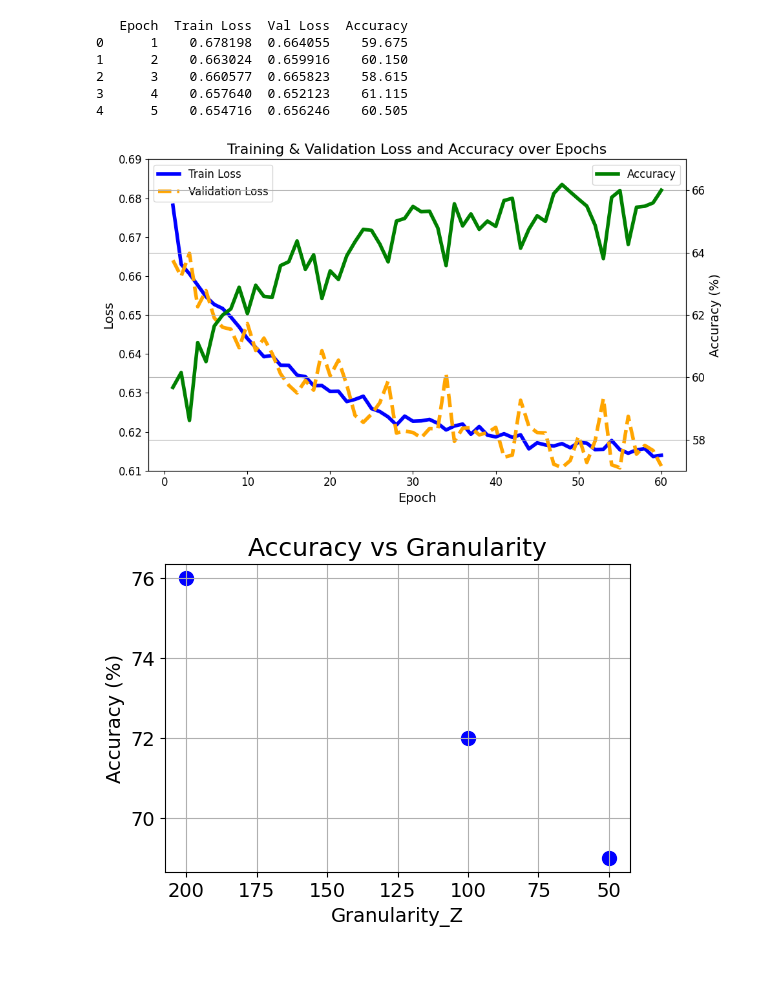
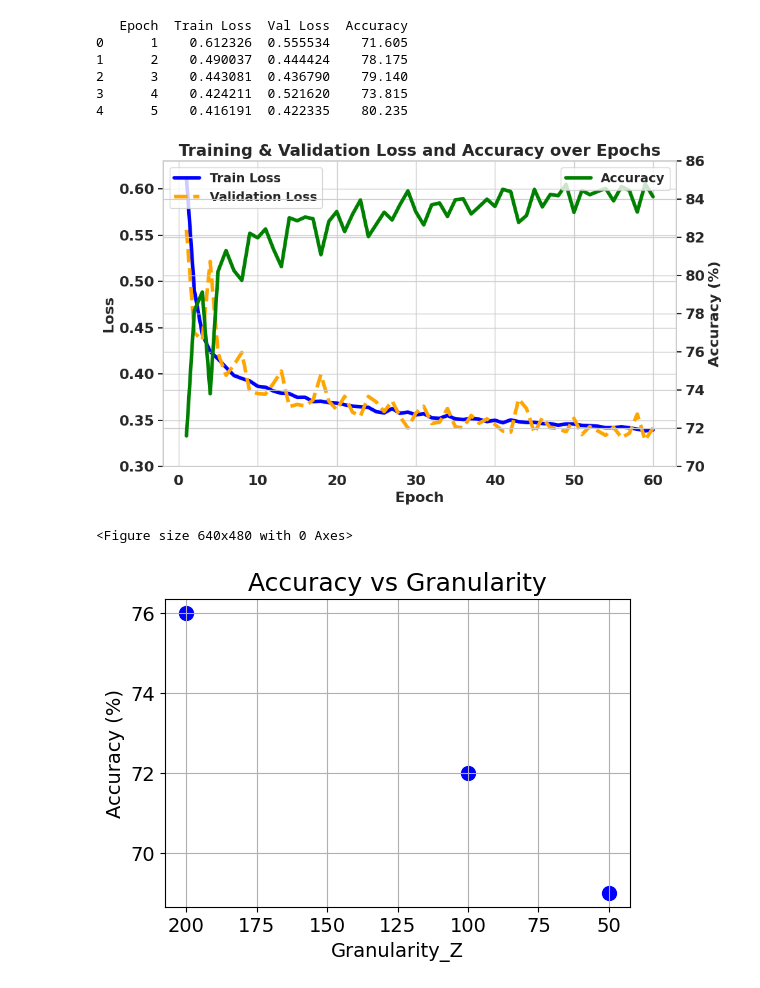
Before and after one commit to abhich2507/ML_PointCloud, a Jupyter notebook: Utils/plot_log.ipynb, the cells around one changed output. Drawn from its saved outputs; the diff is of its cells as text; code cells hidden in the pictures.

```diff
--- a/Utils/plot_log.ipynb
+++ b/Utils/plot_log.ipynb
@@ -2,51 +2,68 @@
 import matplotlib.pyplot as plt
 import pandas as pd
 
 # Load CSV data
-data = pd.read_csv('/home/alma1/PointCloud_ML/log_summary/log_summary_Z_100GeV_100.csv')
+granularity = 200
+energy = 25  # GeV
+data = pd.read_csv(f'../Logs/log_summary_Z_{energy}GeV_{granularity}.csv')
 print(data.head())
 
+
+
 plt.rcParams.update({
-    'font.size': 14,        # General font size
-    'axes.titlesize': 16,   # Title font size
-    'axes.labelsize': 14,   # Axis label size
-    'xtick.labelsize': 12,  # X tick labels
-    'ytick.labelsize': 12,  # Y tick labels
-    'legend.fontsize': 12   # Legend font size
+    'font.size': 14,              # General font size
+    'font.weight': 'bold',        # General font weight
+
+    'axes.titlesize': 18,         # Title font size
+    'axes.titleweight': 'bold',   # Title font weight
+
+    'axes.labelsize': 16,         # Axis label size
+    'axes.labelweight': 'bold',   # Axis label font weight
+
+    'xtick.labelsize': 16,        # X tick labels
+    'ytick.labelsize': 16,        # Y tick labels
+    'xtick.major.width': 1.5,     # Thicker ticks (optional)
+    'ytick.major.width': 1.5,
+
+    'legend.fontsize': 14,        # Legend font size
+    'legend.title_fontsize': 14,  # Legend title size (if used)
 })
+
 # Create the figure and primary axis
 fig, ax1 = plt.subplots(figsize=(10, 6), )
 
 # Plot Train and Val Loss on the left y-axis
 ax1.plot(data['Epoch'], data['Train Loss'], label='Train Loss', color='blue',linewidth=4)
 ax1.plot(data['Epoch'], data['Val Loss'], label='Validation Loss', color='orange',linewidth=4, linestyle='--')
+y_label_size= 16
 ax1.set_ylabel('Loss')
 ax1.set_ylim(0, 1)
 ax1.set_xlabel('Epoch')
 ax1.legend(loc='upper left')
 
 # Create secondary y-axis for accuracy
 ax2 = ax1.twinx()
 ax2.plot(data['Epoch'], data['Accuracy'], label='Accuracy', color='green',linewidth=4)
 ax2.set_ylabel('Accuracy (%)')
-ax2.set_ylim(57, 67)
-ax1.set_ylim(0.61, 0.69)
+ax2.set_ylim(70, 86)
+ax1.set_ylim(0.30, 0.63)
 ax2.legend(loc='upper right')
 
 plt.title('Training & Validation Loss and Accuracy over Epochs')
 plt.grid(True)
 plt.tight_layout()
-# plt.show()
-plt.savefig('./log_summary/plots/Z_100_100GeV_loss_accuracy.pdf', dpi=300, bbox_inches='tight')
-plt.savefig('./log_summary/plots/Z_100_100GeV_loss_accuracy.png', dpi=300, bbox_inches='tight')
+plt.show()
+plt.savefig(f'../Plots/Z_{energy}GeV_{granularity}_loss_accuracy.pdf', dpi=300, bbox_inches='tight')
+plt.savefig(f'../Plots/Z_{energy}GeV_{granularity}_loss_accuracy.png', dpi=600, bbox_inches='tight',)
 # %% [output]
    Epoch  Train Loss  Val Loss  Accuracy
-0      1    0.678198  0.664055    59.675
-1      2    0.663024  0.659916    60.150
-2      3    0.660577  0.665823    58.615
-3      4    0.657640  0.652123    61.115
-4      5    0.654716  0.656246    60.505
+0      1    0.612326  0.555534    71.605
+1      2    0.490037  0.444424    78.175
+2      3    0.443081  0.436790    79.140
+3      4    0.424211  0.521620    73.815
+4      5    0.416191  0.422335    80.235
-[figure, old version]
+[figure, new version]
+<Figure size 640x480 with 0 Axes>
 # %%
 #plot accuracy vs granularity
 import matplotlib.pyplot as plt
```
Also changed, not shown: parts of 1 cell of this notebook, 13 other files.
